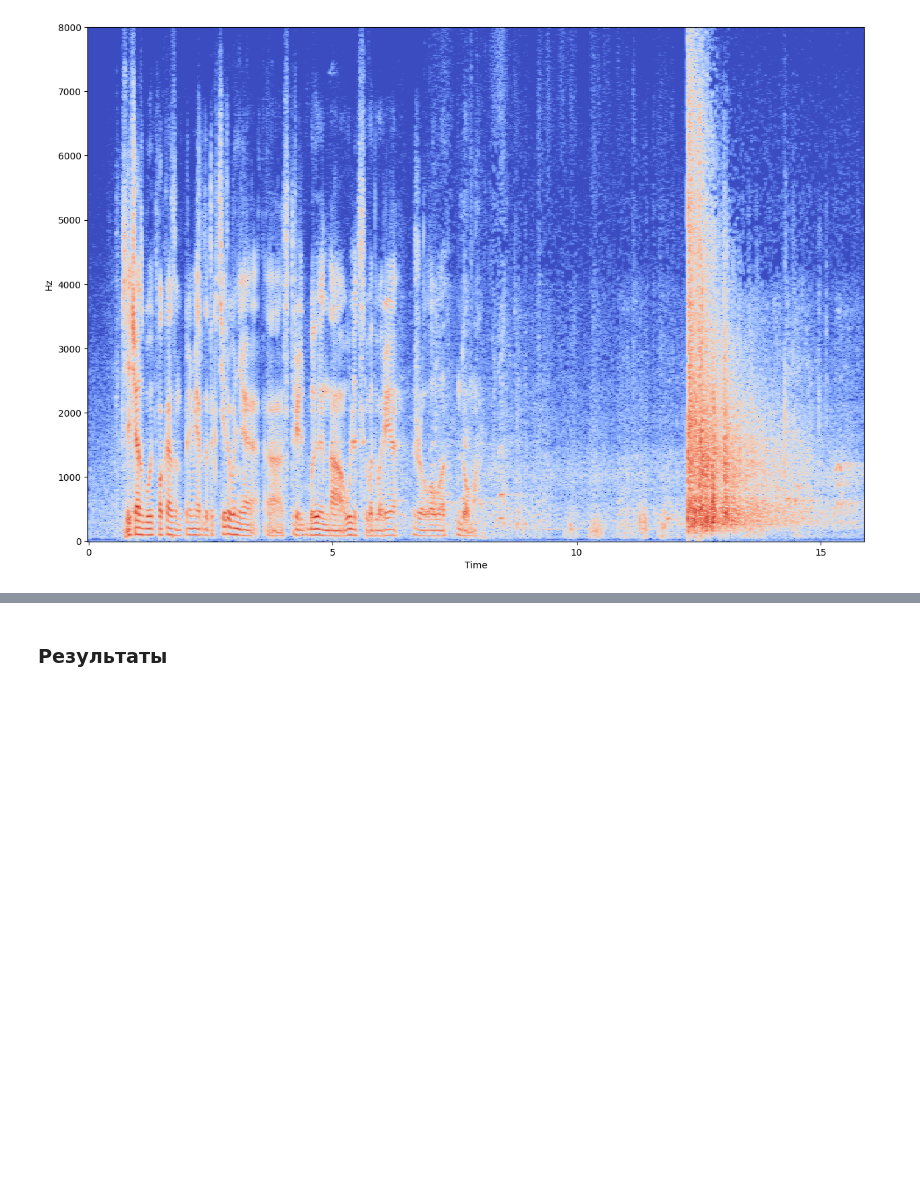
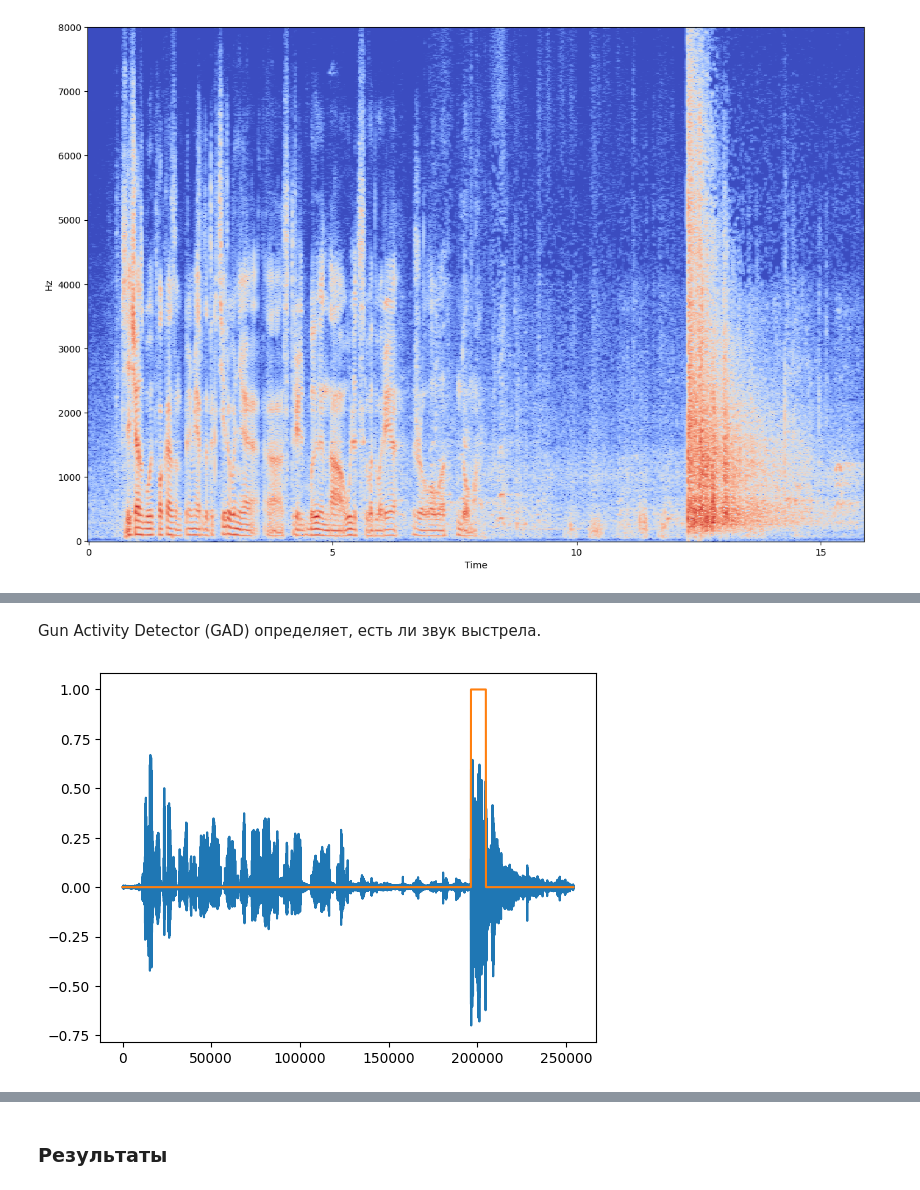
Before and after one commit to Geloger37/AcousticEventAnalysis, a Jupyter notebook: 2/lab2.ipynb, the cells around one changed output, grey strips where cells are left out. Saved outputs shown, nothing was run; the diff lists cells and outputs as text; code cells hidden in the pictures; blank space fills up the shorter version.

```diff
--- a/2/lab2.ipynb
+++ b/2/lab2.ipynb
@@ -84,6 +50,4 @@ fbanks вычисляются применением нескольких (ко
 # %%
-window_ms = 25
-step_ms = 10
-n_fbanks = 40
+window_ms = 12
 n_fft = window_ms * sr//1000
-hop_length = step_ms * sr//1000
+step = sr // 1000
@@ -197,0 +68,31 @@ x_test_reduce = reducer.transform(x_test)
+# %% [markdown]
+Gun Activity Detector (GAD) определяет, есть ли звук выстрела.
+# %%
+def classifier(wav, threshold, win, step):
+
+    steps = len(wav) // step + 1
+    detected = np.zeros(steps)
+
+    for i in range(steps):
+        k = i * step
+        energy = np.sum(np.abs(scipy.fft.fft(wav[k: k + win]) ** 2))
+        if energy > threshold:
+            detected[i] = 1
+
+    ids = np.argwhere(detected == 1)
+    first, last = ids[0].item(), ids[-1].item()
+
+    detected[first:last] = 1
+    res = np.repeat(detected, step)
+
+
+    return res[:len(wav)]
+# %%
+result = classifier(filtered_signal, 1000, win=n_fft, step=step)
+result_filtered = classifier(filtered_signal, 1000, win=n_fft, step=step)
+# %%
+plt.plot(wav)
+plt.plot(result)
+plt.show()
+# %% [output]
+[figure, added]
```
Also changed, not shown: parts of 22 cells of this notebook.
